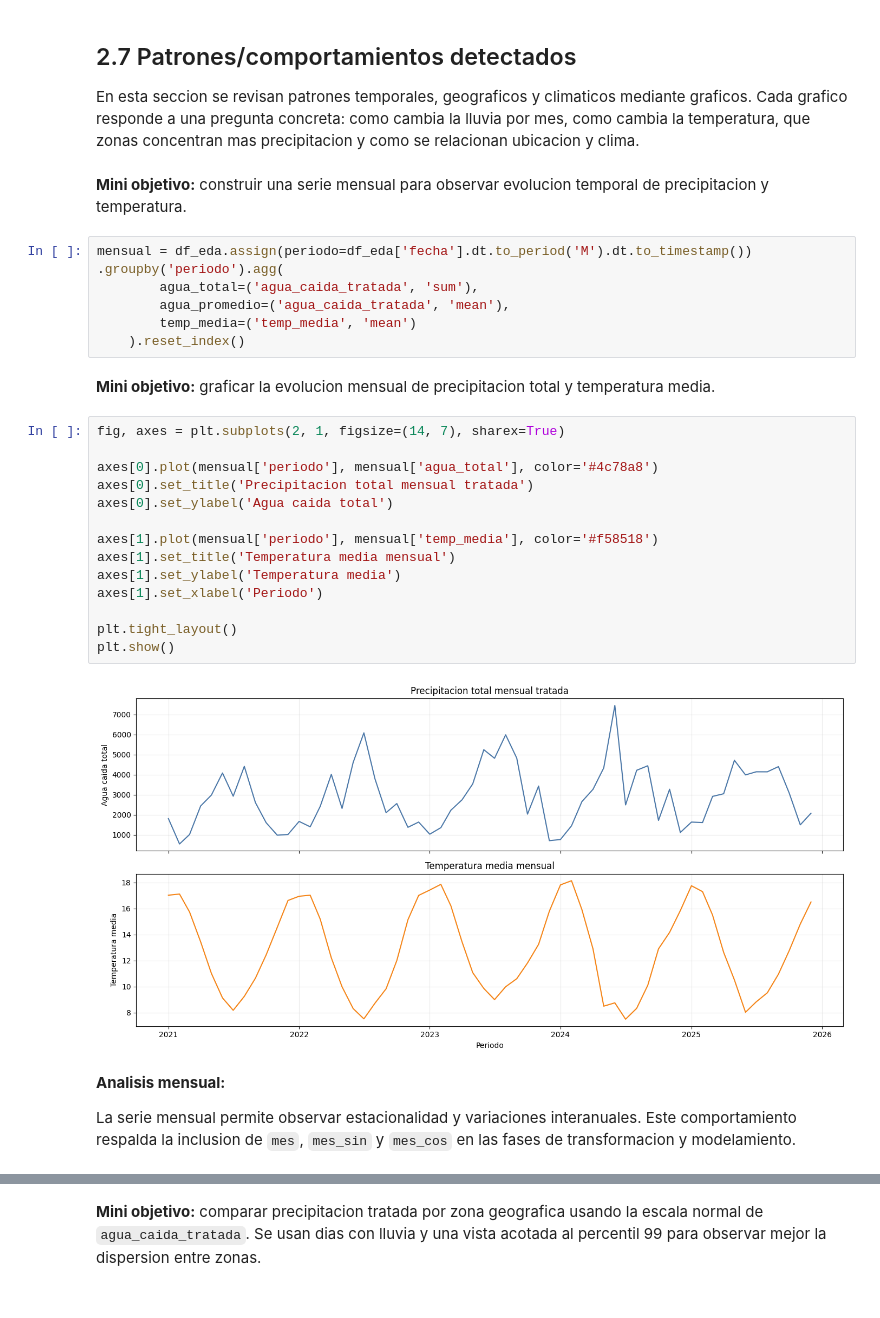
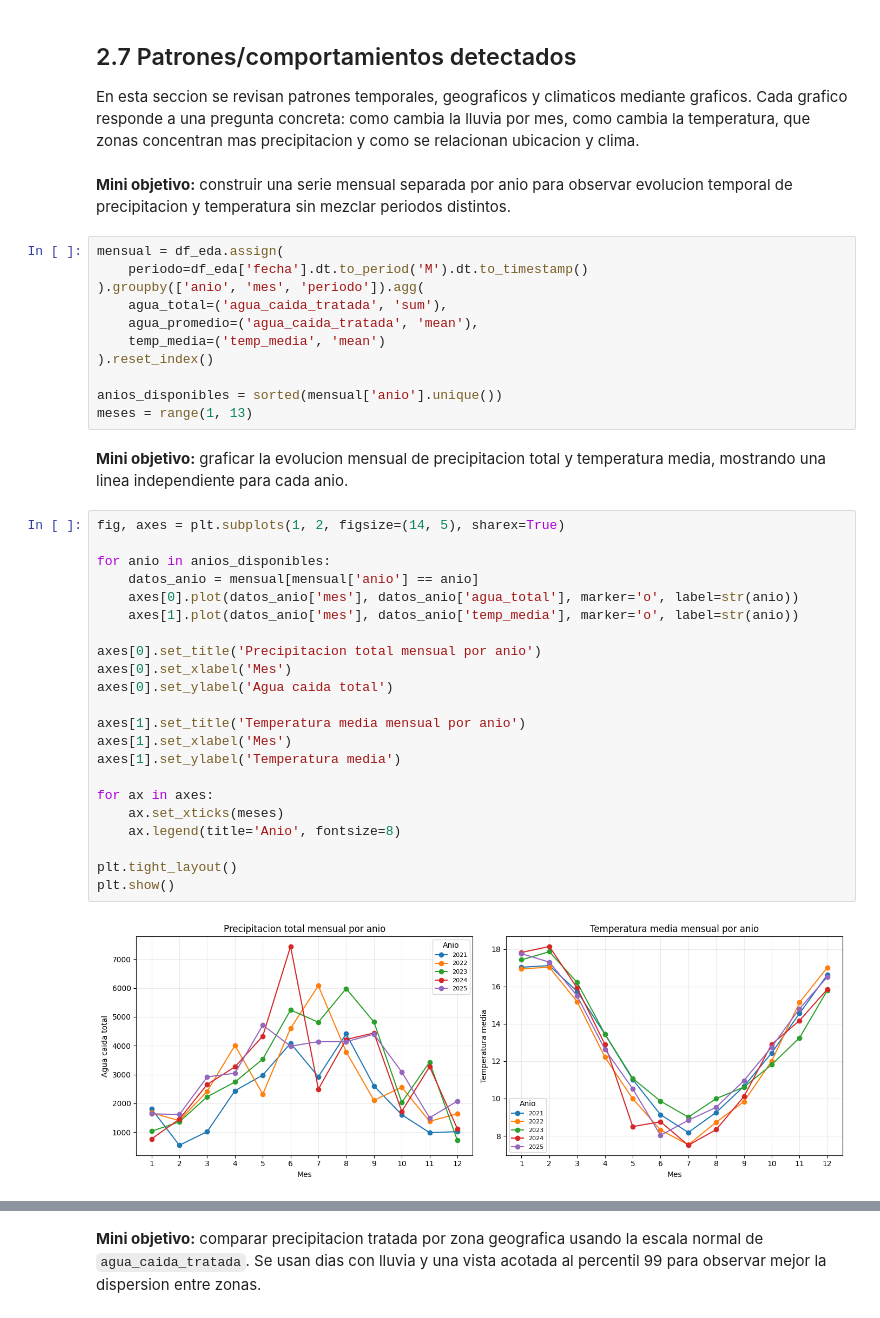
Before and after one commit to 4mnesia/DataMining, a Jupyter notebook: EV2_BIY7121_005D.ipynb, the cells around one changed output, grey strips where cells are left out. Saved outputs shown, nothing was run; the diff lists cells and outputs as text.

```diff
--- a/EV2_BIY7121_005D.ipynb
+++ b/EV2_BIY7121_005D.ipynb
@@ -1312,32 +1312,41 @@ Se espera observar una relacion fuerte entre las variables de temperatura, espec
 
 En esta seccion se revisan patrones temporales, geograficos y climaticos mediante graficos. Cada grafico responde a una pregunta concreta: como cambia la lluvia por mes, como cambia la temperatura, que zonas concentran mas precipitacion y como se relacionan ubicacion y clima.
 # %% [markdown]
-**Mini objetivo:** construir una serie mensual para observar evolucion temporal de precipitacion y temperatura.
+**Mini objetivo:** construir una serie mensual separada por anio para observar evolucion temporal de precipitacion y temperatura sin mezclar periodos distintos.
 # %%
-mensual = df_eda.assign(periodo=df_eda['fecha'].dt.to_period('M').dt.to_timestamp())     .groupby('periodo').agg(
-        agua_total=('agua_caida_tratada', 'sum'),
-        agua_promedio=('agua_caida_tratada', 'mean'),
-        temp_media=('temp_media', 'mean')
-    ).reset_index()
+mensual = df_eda.assign(
+    periodo=df_eda['fecha'].dt.to_period('M').dt.to_timestamp()
+).groupby(['anio', 'mes', 'periodo']).agg(
+    agua_total=('agua_caida_tratada', 'sum'),
+    agua_promedio=('agua_caida_tratada', 'mean'),
+    temp_media=('temp_media', 'mean')
+).reset_index()
+
+anios_disponibles = sorted(mensual['anio'].unique())
+meses = range(1, 13)
 # %% [markdown]
-**Mini objetivo:** graficar la evolucion mensual de precipitacion total y temperatura media.
+**Mini objetivo:** graficar la evolucion mensual de precipitacion total y temperatura media, mostrando una linea independiente para cada anio.
 # %%
-fig, axes = plt.subplots(2, 1, figsize=(14, 7), sharex=True)
+fig, axes = plt.subplots(1, 2, figsize=(14, 5), sharex=True)
 
-axes[0].plot(mensual['periodo'], mensual['agua_total'], color='#4c78a8')
-axes[0].set_title('Precipitacion total mensual tratada')
+for anio in anios_disponibles:
+    datos_anio = mensual[mensual['anio'] == anio]
+    axes[0].plot(datos_anio['mes'], datos_anio['agua_total'], marker='o', label=str(anio))
+    axes[1].plot(datos_anio['mes'], datos_anio['temp_media'], marker='o', label=str(anio))
+
+axes[0].set_title('Precipitacion total mensual por anio')
+axes[0].set_xlabel('Mes')
 axes[0].set_ylabel('Agua caida total')
 
-axes[1].plot(mensual['periodo'], mensual['temp_media'], color='#f58518')
-axes[1].set_title('Temperatura media mensual')
+axes[1].set_title('Temperatura media mensual por anio')
+axes[1].set_xlabel('Mes')
 axes[1].set_ylabel('Temperatura media')
-axes[1].set_xlabel('Periodo')
+
+for ax in axes:
+    ax.set_xticks(meses)
+    ax.legend(title='Anio', fontsize=8)
 
 plt.tight_layout()
 plt.show()
 # %% [output]
-[figure, old version]
+[figure, new version]
-# %% [markdown]
-**Analisis mensual:**
-
-La serie mensual permite observar estacionalidad y variaciones interanuales. Este comportamiento respalda la inclusion de `mes`, `mes_sin` y `mes_cos` en las fases de transformacion y modelamiento.
```
Also changed, not shown: parts of 10 cells of this notebook.
